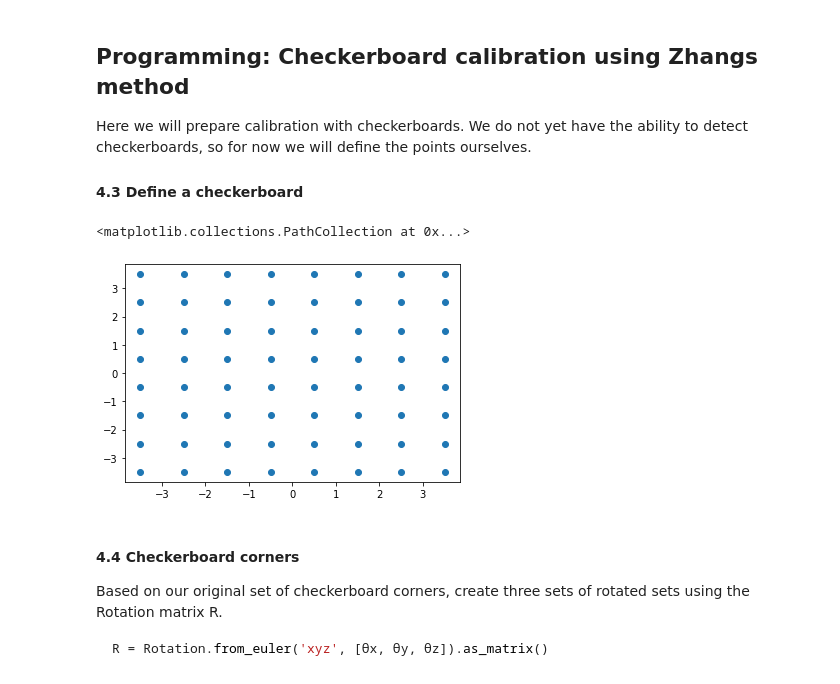
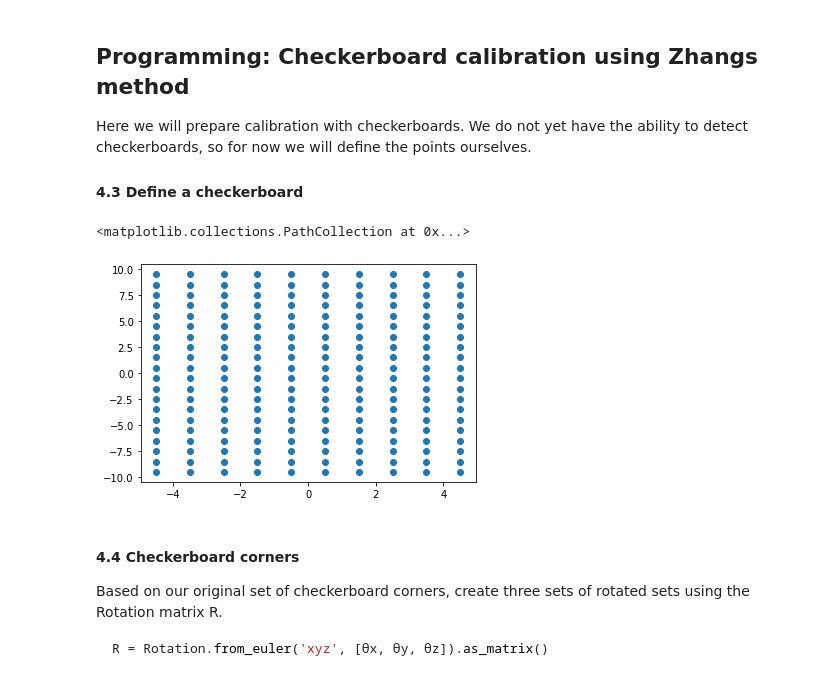
Before and after one commit to henrfj/02504-Computer-Vision, a Jupyter notebook: ex4.ipynb, the cells around one changed output. Cells and saved outputs as stored; diff of their text form; code cells hidden in the pictures.

```diff
--- a/ex4.ipynb
+++ b/ex4.ipynb
@@ -59,14 +60,23 @@ for i in range(len(q[0])):
 1. Use Q and q to estimate Projection matrix.
 2. Normalize the points in Q before estimating Projection.
 # %%
-def crossop(q):
-    return np.array([[0, -q[2], q[1]], [q[2], 0, -q[0]], [-q[1], q[0], 0]])
+def crossop(p):
+    return np.array([[0,-p[2],p[1]],
+                    [p[2],0,-p[0]],
+                    [-p[1],p[0],0]])
 
 def get_b(Q,q):
     """Calculates the B matrix by using kronecker multiplication and crossup."""
     B = np.kron(Q[:,0], crossop(q[:,0]))
     for i in range(1,len(q[0])):
         B_temp = np.kron(Q[:,i], crossop(q[:,i]))
+        B = np.vstack((B,B_temp))
+    return B
+
+def get_b_new(q1,q2):
+    B = np.kron(q2[:,0], crossop(q1[:,0]))
+    for i in range(1,len(q1.T)):
+        B_temp = np.kron(q2[:,i], crossop(q1[:,i]))
         B = np.vstack((B,B_temp))
     return B
 
@@ -81,7 +91,7 @@ def normalize2d(Q):
 def estimate_P(Q_h, q_h, normalize=False):
     if normalize:
         q_h, T = normalize2d(q_h)
-    B = get_b(Q_h, q_h)
+    B = get_b_new(Q_h, q_h)
     _,_,VT = np.linalg.svd(B.T@B) #U,S,VT = np.linalg.svd(A.T@A)
     # VT is sorted in descending order of singular value
     P =  VT[-1] # VT is flattened, P is a 3x4
@@ -170,17 +180,17 @@ def checkerboard_points(n,m):
     Q = np.zeros(shape=(3, n*m))
     for i in range(n):
         for j in range(m):
-            Q[:, i*n+j] = [i - (n-1)/2.0,
+            Q[:, i*m+j] = [i - (n-1)/2.0,
                         j - (m-1)/2.0,
                         0]
 
     return Q
 # %%
-checkerboard = checkerboard_points(8,8)
+checkerboard = checkerboard_points(10,20)
 plt.scatter(checkerboard[0,:], checkerboard[1,:])
 # %% [output]
 <matplotlib.collections.PathCollection at 0x...>
-[figure, old version]
+[figure, new version]
 # %% [markdown]
 #### 4.4 Checkerboard corners
 
```
Also changed, not shown: parts of 25 cells of this notebook, 1 other file.
